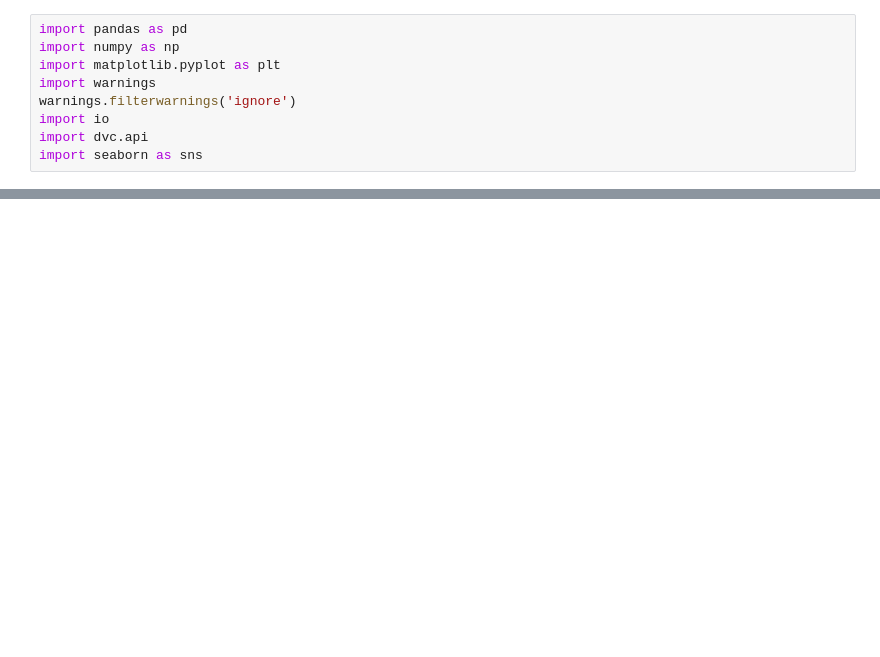
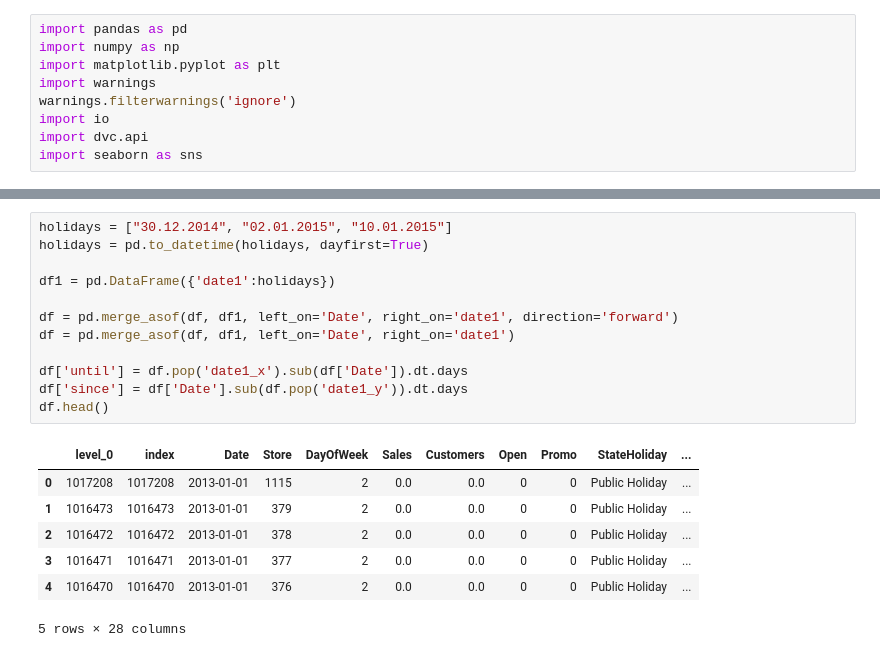
Before and after one commit to MohammedEsamaldin/Pharmaceutical-Sales-Prediction-across-multiple-stores, a Jupyter notebook: notebooks/ML.ipynb, the cells around one changed output, grey strips where cells are left out. Cells and saved outputs as stored; diff of their text form; blank space fills up the shorter version.

```diff
--- a/notebooks/ML.ipynb
+++ b/notebooks/ML.ipynb
@@ -21,0 +95,20 @@ df.head()
+# %%
+holidays = ["30.12.2014", "02.01.2015", "10.01.2015"]
+holidays = pd.to_datetime(holidays, dayfirst=True)
+
+df1 = pd.DataFrame({'date1':holidays})
+
+df = pd.merge_asof(df, df1, left_on='Date', right_on='date1', direction='forward')
+df = pd.merge_asof(df, df1, left_on='Date', right_on='date1')
+
+df['until'] = df.pop('date1_x').sub(df['Date']).dt.days
+df['since'] = df['Date'].sub(df.pop('date1_y')).dt.days
+df.head()
+# %% [output]
+|  | level_0 | index | Date | Store | DayOfWeek | Sales | Customers | Open | Promo | StateHoliday | ... |
+| 0 | 1017208 | 1017208 | 2013-01-01 | 1115 | 2 | 0.0 | 0.0 | 0 | 0 | Public Holiday | ... |
+| 1 | 1016473 | 1016473 | 2013-01-01 | 379 | 2 | 0.0 | 0.0 | 0 | 0 | Public Holiday | ... |
+| 2 | 1016472 | 1016472 | 2013-01-01 | 378 | 2 | 0.0 | 0.0 | 0 | 0 | Public Holiday | ... |
+| 3 | 1016471 | 1016471 | 2013-01-01 | 377 | 2 | 0.0 | 0.0 | 0 | 0 | Public Holiday | ... |
+| 4 | 1016470 | 1016470 | 2013-01-01 | 376 | 2 | 0.0 | 0.0 | 0 | 0 | Public Holiday | ... |
+5 rows × 28 columns
```
Also changed, not shown: parts of 13 cells of this notebook.
